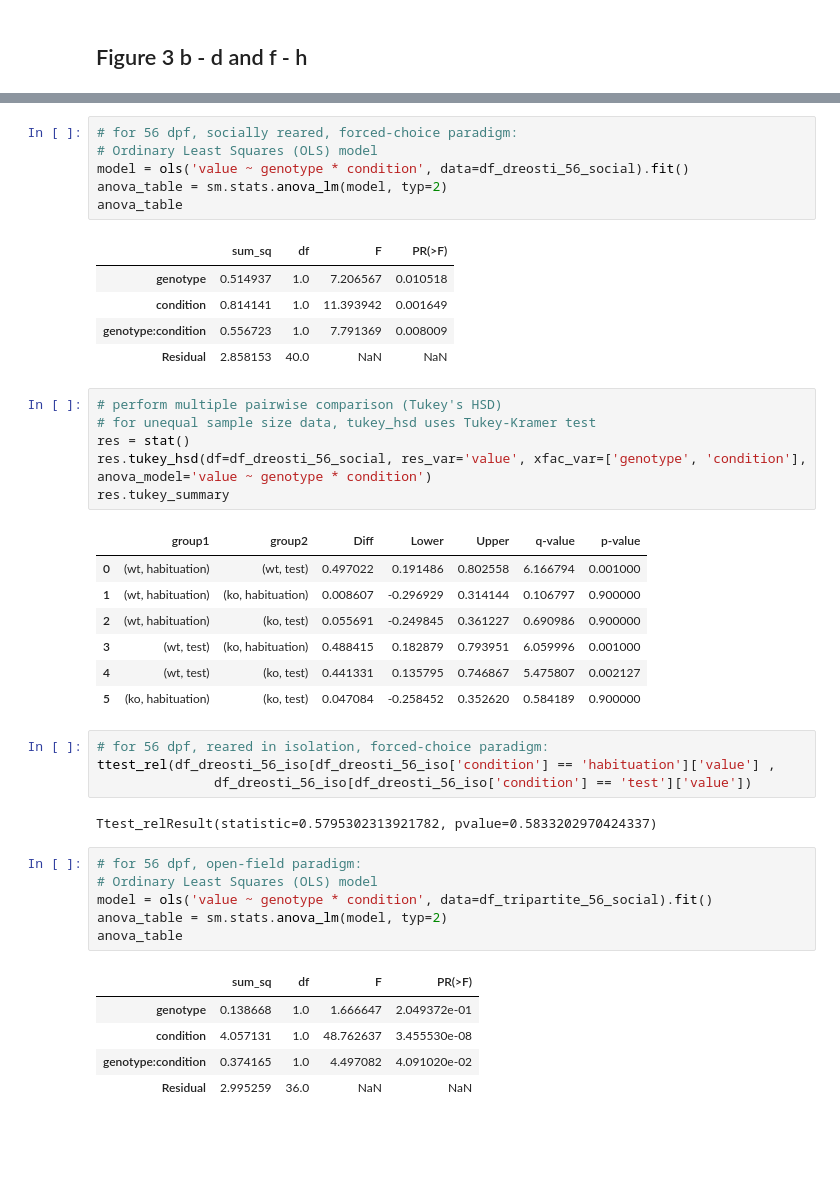
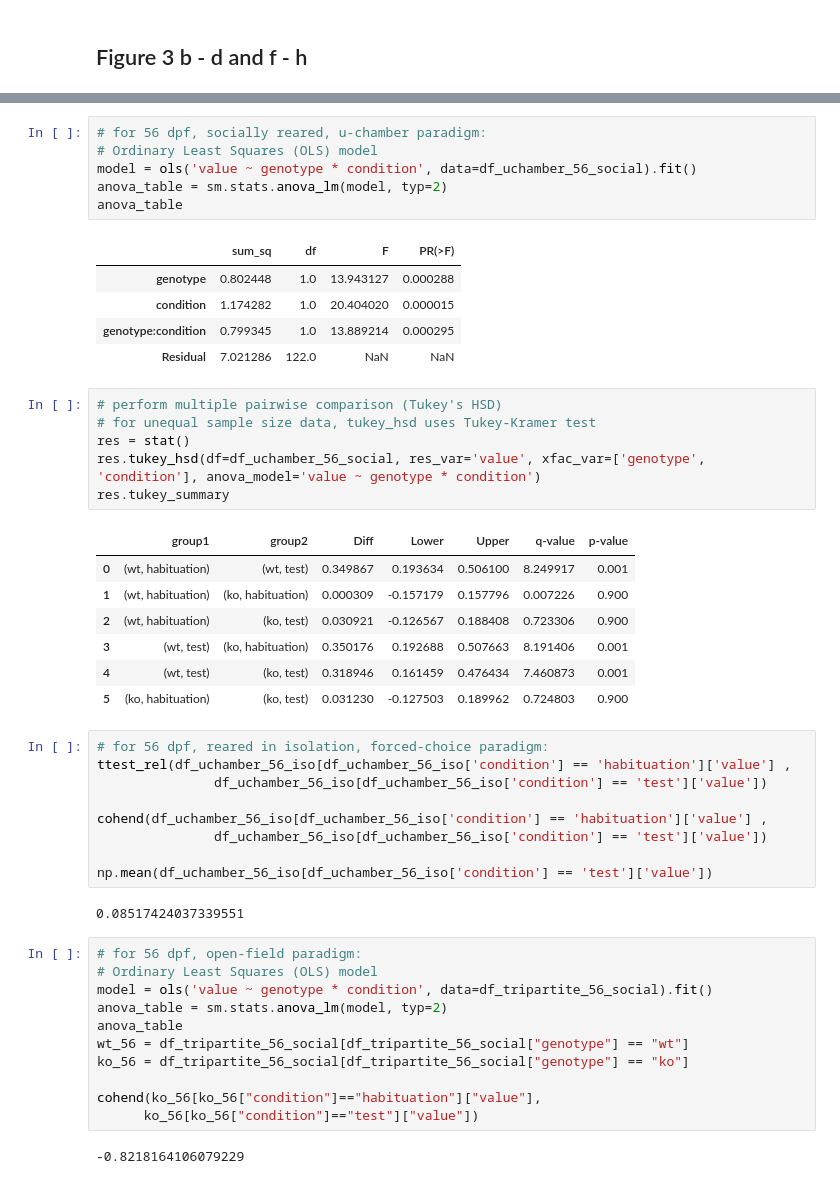
Before and after one commit to Anneser/zfish_PTH2, a Jupyter notebook: Figure3_SocialPreference.ipynb, the cells around one changed output, grey strips where cells are left out. Drawn from its saved outputs; the diff is of its cells as text; blank space fills up the shorter version.

```diff
--- a/Figure3_SocialPreference.ipynb
+++ b/Figure3_SocialPreference.ipynb
@@ -90,47 +134,53 @@ anova_table
 # %%
-# for 56 dpf, socially reared, forced-choice paradigm:
+# for 56 dpf, socially reared, u-chamber paradigm:
 # Ordinary Least Squares (OLS) model
-model = ols('value ~ genotype * condition', data=df_dreosti_56_social).fit()
+model = ols('value ~ genotype * condition', data=df_uchamber_56_social).fit()
 anova_table = sm.stats.anova_lm(model, typ=2)
 anova_table
 # %% [output]
 |  | sum_sq | df | F | PR(>F) |
-| genotype | 0.514937 | 1.0 | 7.206567 | 0.010518 |
-| condition | 0.814141 | 1.0 | 11.393942 | 0.001649 |
-| genotype:condition | 0.556723 | 1.0 | 7.791369 | 0.008009 |
-| Residual | 2.858153 | 40.0 | NaN | NaN |
+| genotype | 0.802448 | 1.0 | 13.943127 | 0.000288 |
+| condition | 1.174282 | 1.0 | 20.404020 | 0.000015 |
+| genotype:condition | 0.799345 | 1.0 | 13.889214 | 0.000295 |
+| Residual | 7.021286 | 122.0 | NaN | NaN |
 # %%
 # perform multiple pairwise comparison (Tukey's HSD)
 # for unequal sample size data, tukey_hsd uses Tukey-Kramer test
 res = stat()
-res.tukey_hsd(df=df_dreosti_56_social, res_var='value', xfac_var=['genotype', 'condition'], anova_model='value ~ genotype * condition')
+res.tukey_hsd(df=df_uchamber_56_social, res_var='value', xfac_var=['genotype', 'condition'], anova_model='value ~ genotype * condition')
 res.tukey_summary
 # %% [output]
 |  | group1 | group2 | Diff | Lower | Upper | q-value | p-value |
-| 0 | (wt, habituation) | (wt, test) | 0.497022 | 0.191486 | 0.802558 | 6.166794 | 0.001000 |
-| 1 | (wt, habituation) | (ko, habituation) | 0.008607 | -0.296929 | 0.314144 | 0.106797 | 0.900000 |
-| 2 | (wt, habituation) | (ko, test) | 0.055691 | -0.249845 | 0.361227 | 0.690986 | 0.900000 |
-| 3 | (wt, test) | (ko, habituation) | 0.488415 | 0.182879 | 0.793951 | 6.059996 | 0.001000 |
-| 4 | (wt, test) | (ko, test) | 0.441331 | 0.135795 | 0.746867 | 5.475807 | 0.002127 |
-| 5 | (ko, habituation) | (ko, test) | 0.047084 | -0.258452 | 0.352620 | 0.584189 | 0.900000 |
+| 0 | (wt, habituation) | (wt, test) | 0.349867 | 0.193634 | 0.506100 | 8.249917 | 0.001 |
+| 1 | (wt, habituation) | (ko, habituation) | 0.000309 | -0.157179 | 0.157796 | 0.007226 | 0.900 |
+| 2 | (wt, habituation) | (ko, test) | 0.030921 | -0.126567 | 0.188408 | 0.723306 | 0.900 |
+| 3 | (wt, test) | (ko, habituation) | 0.350176 | 0.192688 | 0.507663 | 8.191406 | 0.001 |
+| 4 | (wt, test) | (ko, test) | 0.318946 | 0.161459 | 0.476434 | 7.460873 | 0.001 |
+| 5 | (ko, habituation) | (ko, test) | 0.031230 | -0.127503 | 0.189962 | 0.724803 | 0.900 |
 # %%
 # for 56 dpf, reared in isolation, forced-choice paradigm:
-ttest_rel(df_dreosti_56_iso[df_dreosti_56_iso['condition'] == 'habituation']['value'] ,
-               df_dreosti_56_iso[df_dreosti_56_iso['condition'] == 'test']['value'])
+ttest_rel(df_uchamber_56_iso[df_uchamber_56_iso['condition'] == 'habituation']['value'] ,
+               df_uchamber_56_iso[df_uchamber_56_iso['condition'] == 'test']['value'])
+
+cohend(df_uchamber_56_iso[df_uchamber_56_iso['condition'] == 'habituation']['value'] ,
+               df_uchamber_56_iso[df_uchamber_56_iso['condition'] == 'test']['value'])
+
+np.mean(df_uchamber_56_iso[df_uchamber_56_iso['condition'] == 'test']['value'])
 # %% [output]
-Ttest_relResult(statistic=0.5795302313921782, pvalue=0.5833202970424337)
+0.08517424037339551
 # %%
 # for 56 dpf, open-field paradigm:
 # Ordinary Least Squares (OLS) model
 model = ols('value ~ genotype * condition', data=df_tripartite_56_social).fit()
 anova_table = sm.stats.anova_lm(model, typ=2)
 anova_table
+wt_56 = df_tripartite_56_social[df_tripartite_56_social["genotype"] == "wt"]
+ko_56 = df_tripartite_56_social[df_tripartite_56_social["genotype"] == "ko"]
+
+cohend(ko_56[ko_56["condition"]=="habituation"]["value"],
+      ko_56[ko_56["condition"]=="test"]["value"])
 # %% [output]
-|  | sum_sq | df | F | PR(>F) |
-| genotype | 0.138668 | 1.0 | 1.666647 | 2.049372e-01 |
-| condition | 4.057131 | 1.0 | 48.762637 | 3.455530e-08 |
-| genotype:condition | 0.374165 | 1.0 | 4.497082 | 4.091020e-02 |
-| Residual | 2.995259 | 36.0 | NaN | NaN |
+-0.8218164106079229
 # %%
 # perform multiple pairwise comparison (Tukey's HSD)
 # for unequal sample size data, tukey_hsd uses Tukey-Kramer test
```
Also changed, not shown: parts of 11 cells of this notebook.
